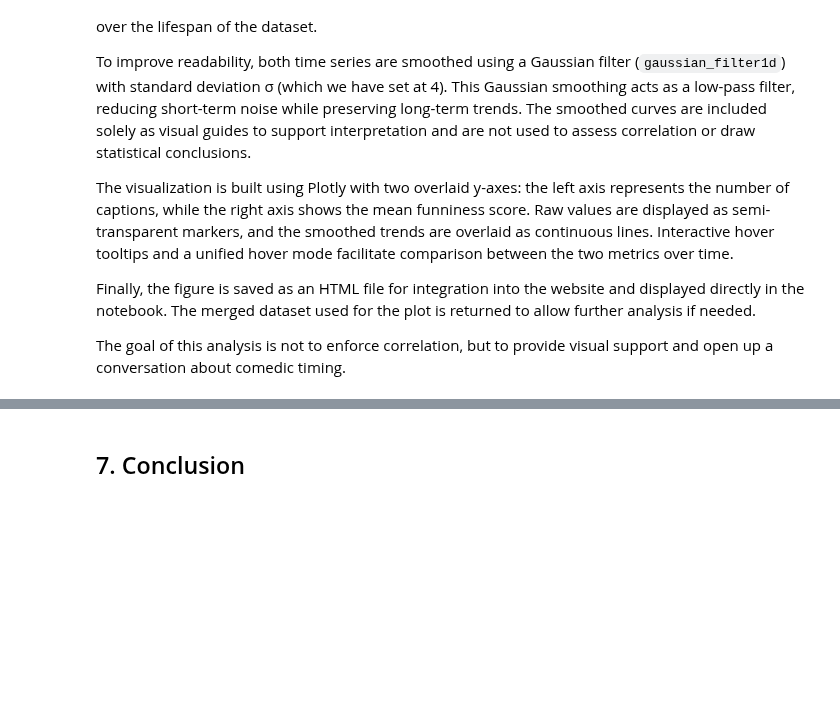
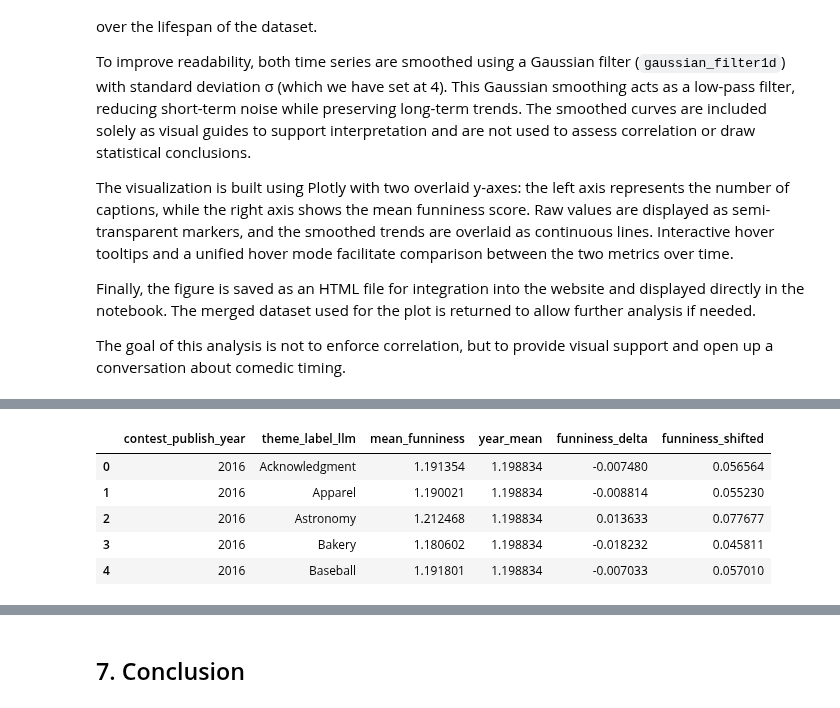
Before and after one commit to epfl-ada/ada-2025-project-json-derulo, a Jupyter notebook: src/Milestone_P3/Milestone_P3_Marina.ipynb, the cells around one changed output, grey strips where cells are left out. Drawn from its saved outputs; the diff is of its cells as text; code cells hidden in the pictures; blank space fills up the shorter version.

```diff
--- a/src/Milestone_P3/Milestone_P3_Marina.ipynb
+++ b/src/Milestone_P3/Milestone_P3_Marina.ipynb
@@ -1460,0 +1497,10 @@ The goal of this analysis is not to enforce correlation, but to provide visual s
+# %%
+yearly_theme_funniness = mp3.compute_yearly_theme_funniness_shifted(docs_with_themes)
+yearly_theme_funniness.head()
+# %% [output]
+|  | contest_publish_year | theme_label_llm | mean_funniness | year_mean | funniness_delta | funniness_shifted |
+| 0 | 2016 | Acknowledgment | 1.191354 | 1.198834 | -0.007480 | 0.056564 |
+| 1 | 2016 | Apparel | 1.190021 | 1.198834 | -0.008814 | 0.055230 |
+| 2 | 2016 | Astronomy | 1.212468 | 1.198834 | 0.013633 | 0.077677 |
+| 3 | 2016 | Bakery | 1.180602 | 1.198834 | -0.018232 | 0.045811 |
+| 4 | 2016 | Baseball | 1.191801 | 1.198834 | -0.007033 | 0.057010 |
```
Also changed, not shown: parts of 13 cells of this notebook, 2 other files.
